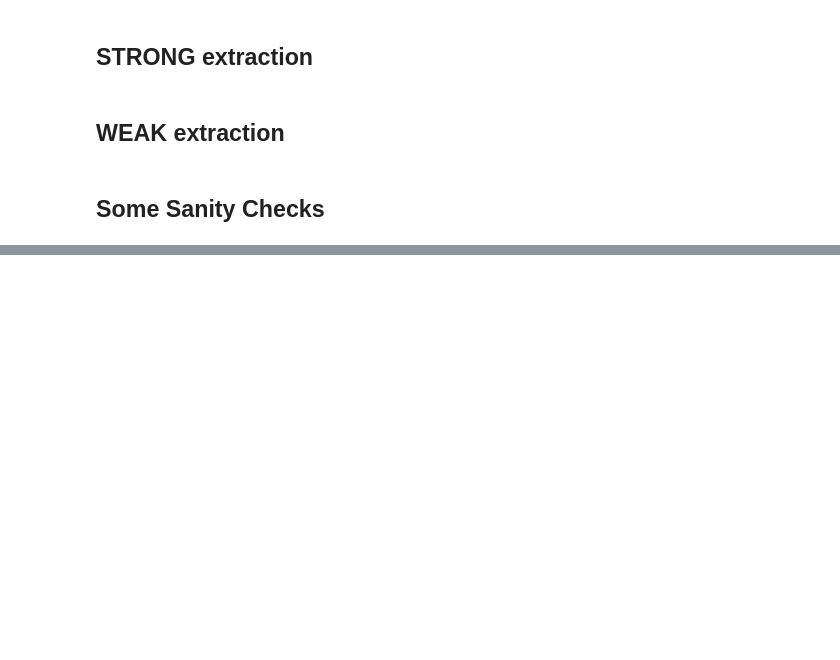
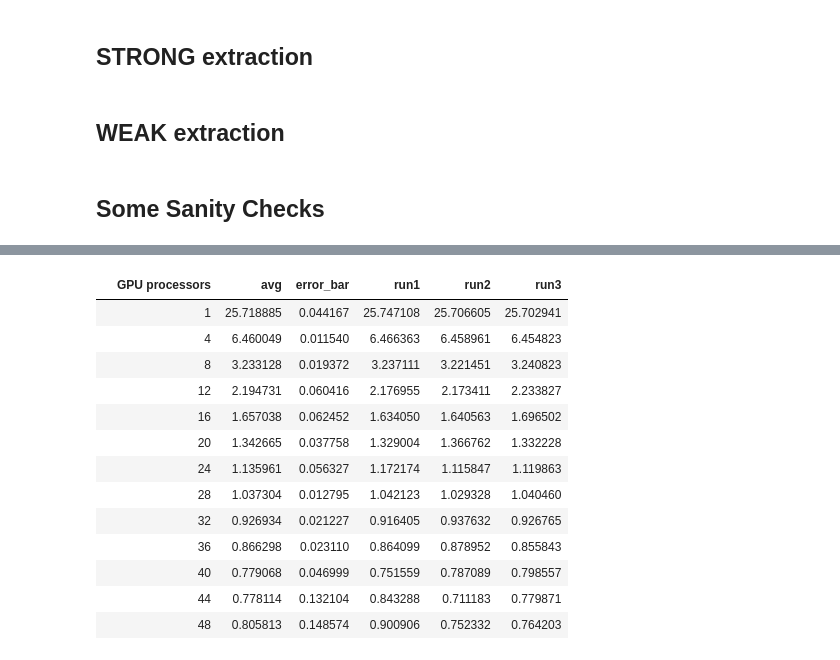
Before and after one commit to pogmat/Foundations_of_HPC_2020, a Jupyter notebook: Assignement1/code/results/stats.ipynb, the cells around one changed output, grey strips where cells are left out. Saved outputs shown, nothing was run; the diff lists cells and outputs as text; code cells hidden in the pictures; blank space fills up the shorter version.

```diff
--- a/Assignement1/code/results/stats.ipynb
+++ b/Assignement1/code/results/stats.ipynb
@@ -164,0 +238,17 @@ max([el['dev_p'] for el in weak_dev_p])
+# %%
+strong_tabs[9]
+# %% [output]
+|  | GPU processors | avg | error_bar | run1 | run2 | run3 |
+|  | 1 | 25.718885 | 0.044167 | 25.747108 | 25.706605 | 25.702941 |
+|  | 4 | 6.460049 | 0.011540 | 6.466363 | 6.458961 | 6.454823 |
+|  | 8 | 3.233128 | 0.019372 | 3.237111 | 3.221451 | 3.240823 |
+|  | 12 | 2.194731 | 0.060416 | 2.176955 | 2.173411 | 2.233827 |
+|  | 16 | 1.657038 | 0.062452 | 1.634050 | 1.640563 | 1.696502 |
+|  | 20 | 1.342665 | 0.037758 | 1.329004 | 1.366762 | 1.332228 |
+|  | 24 | 1.135961 | 0.056327 | 1.172174 | 1.115847 | 1.119863 |
+|  | 28 | 1.037304 | 0.012795 | 1.042123 | 1.029328 | 1.040460 |
+|  | 32 | 0.926934 | 0.021227 | 0.916405 | 0.937632 | 0.926765 |
+|  | 36 | 0.866298 | 0.023110 | 0.864099 | 0.878952 | 0.855843 |
+|  | 40 | 0.779068 | 0.046999 | 0.751559 | 0.787089 | 0.798557 |
+|  | 44 | 0.778114 | 0.132104 | 0.843288 | 0.711183 | 0.779871 |
+|  | 48 | 0.805813 | 0.148574 | 0.900906 | 0.752332 | 0.764203 |
```
Also changed, not shown: parts of 25 cells of this notebook, 9 other files.
